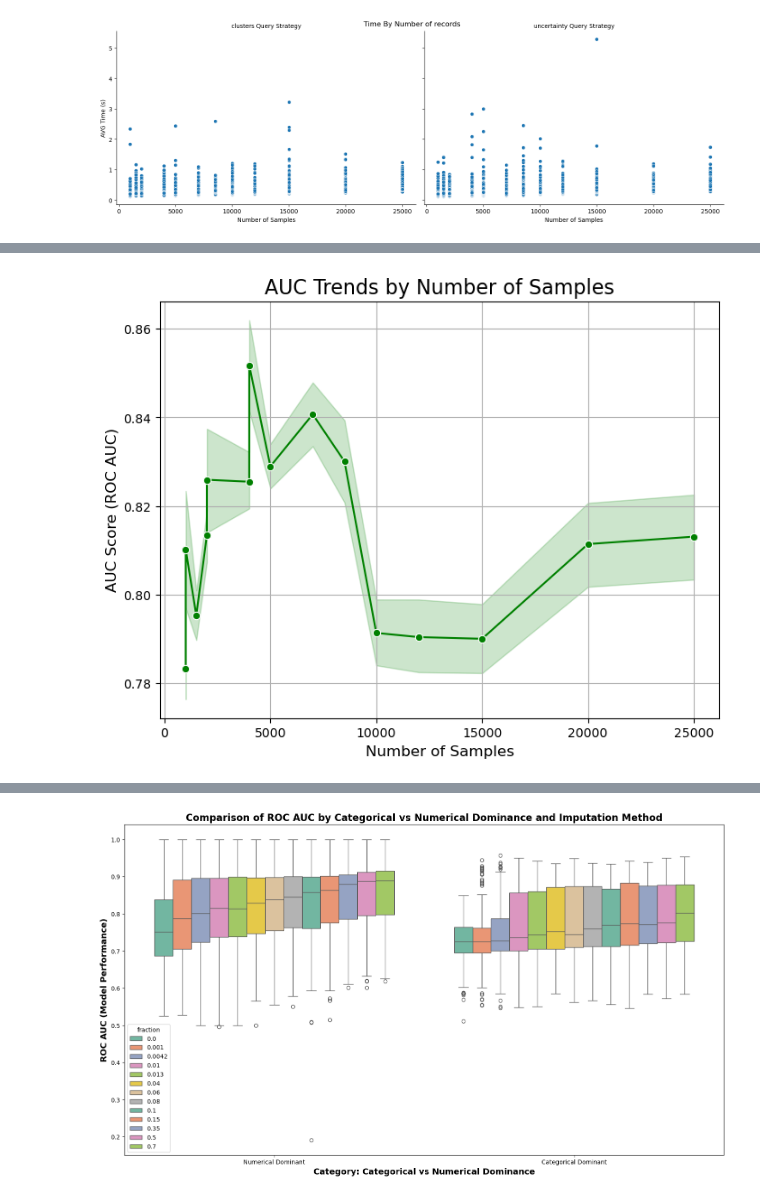
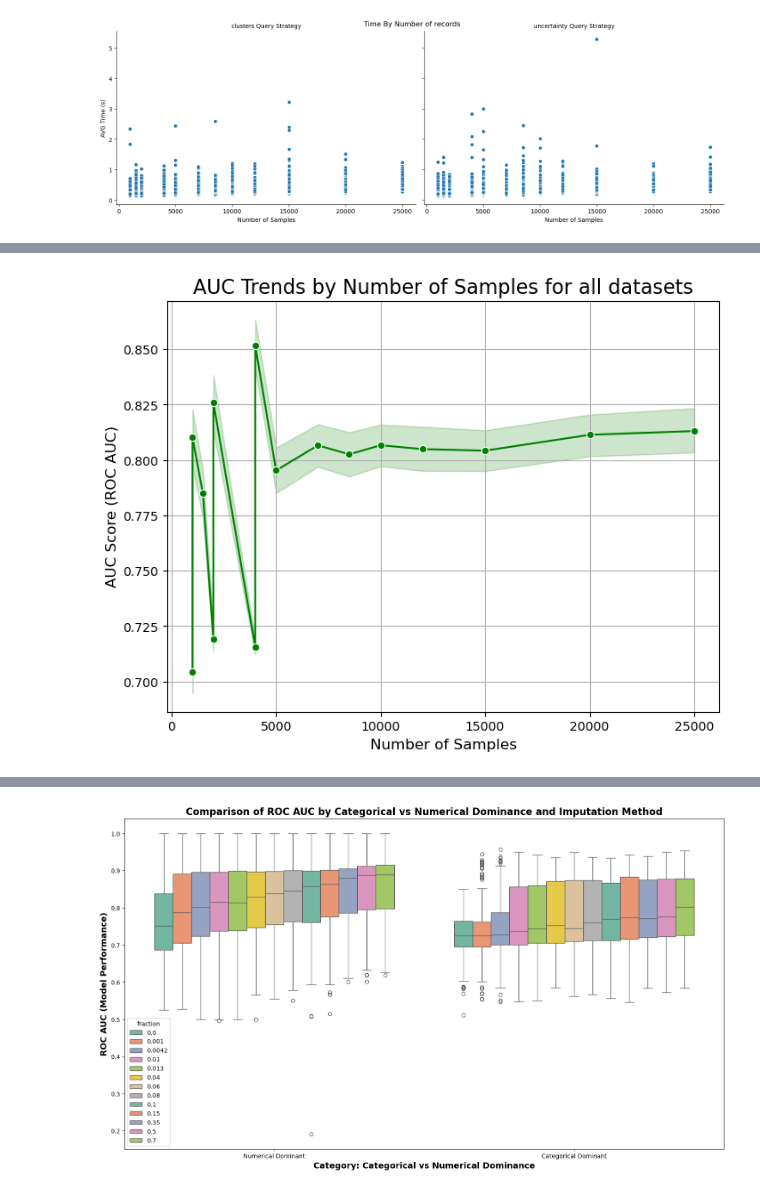
Before and after one commit to Vinylango25/Active-Semi-Supervised-Learning-SSALAD-Project-, a Jupyter notebook: jupyter/TestParams.ipynb, the cells around one changed output, grey strips where cells are left out. Saved outputs shown, nothing was run; the diff lists cells and outputs as text; code cells hidden in the pictures.

```diff
--- a/jupyter/TestParams.ipynb
+++ b/jupyter/TestParams.ipynb
@@ -264,0 +345,3 @@ plt.show()
+# %%
+# filtering only those with oupto 15k records
+filtered_iforest = iforest_size_data[iforest_size_data.dataset.isin(["33_skin", "5_campaign", "11_donors"])]
@@ -265,14 +385,14 @@ plt.show()
 # %%
 # average UAC
 plt.figure(figsize=(8, 6))
-sns.lineplot(data=iforest_size_data, x='num_samples', y='roc_auc', marker='o', color='green')
-plt.title("AUC Trends by Number of Samples", fontsize=16)
+sns.lineplot(data=filtered_iforest, x='num_samples', y='roc_auc', marker='o', color='green')
+plt.title("AUC Trends by Number of Samples for all datasets", fontsize=16)
 plt.xlabel("Number of Samples", fontsize=12)
 plt.ylabel("AUC Score (ROC AUC)", fontsize=12)
 plt.grid(True)
 plt.show()
 # %% [output]
-[figure, old version]
+[figure, new version]
 # %%
 plt.figure(figsize=(8, 6))
 sns.lineplot(data=iforest_size_data, x='num_samples', y='time', marker='o', color='red')
```
Also changed, not shown: parts of 22 cells of this notebook.
